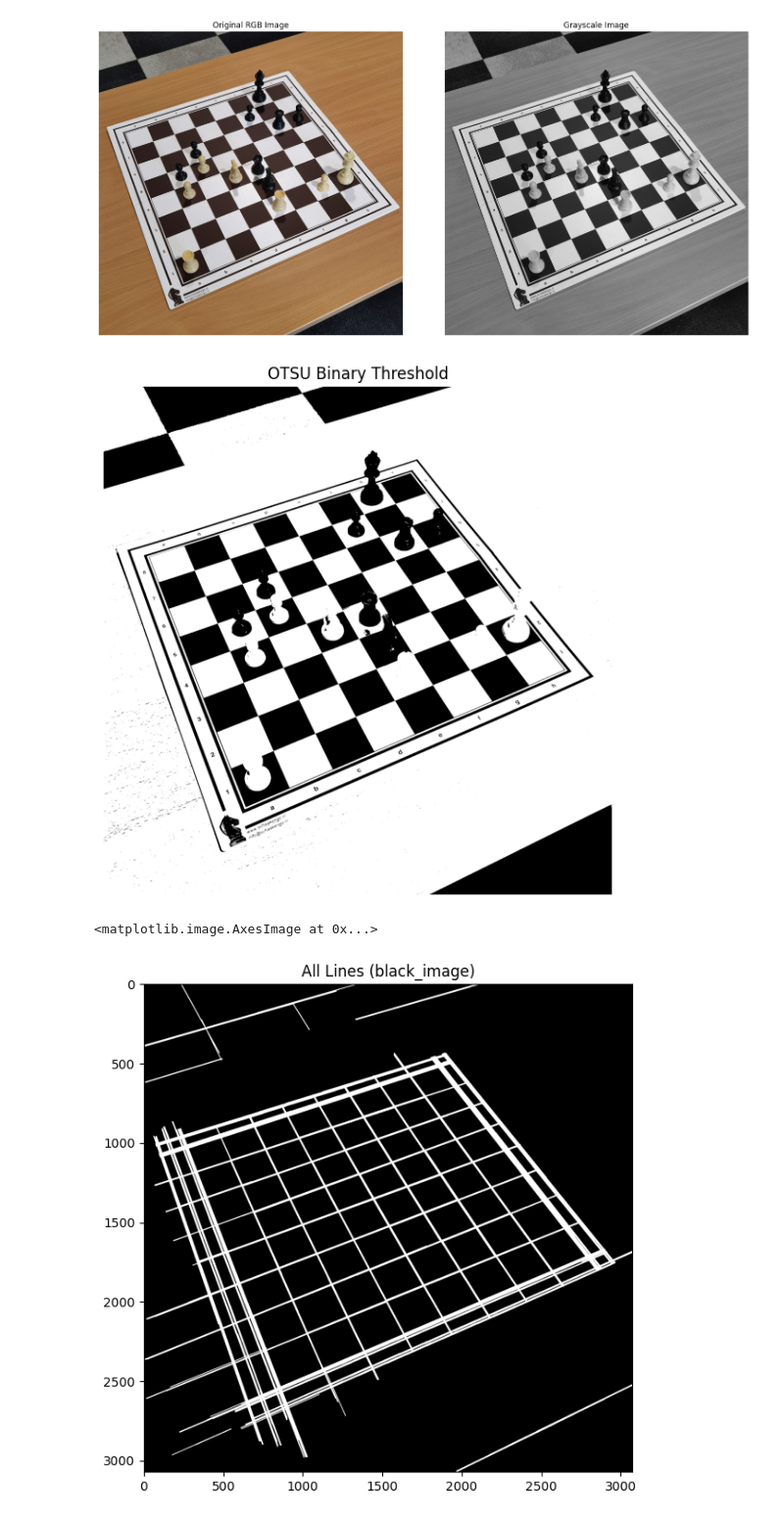
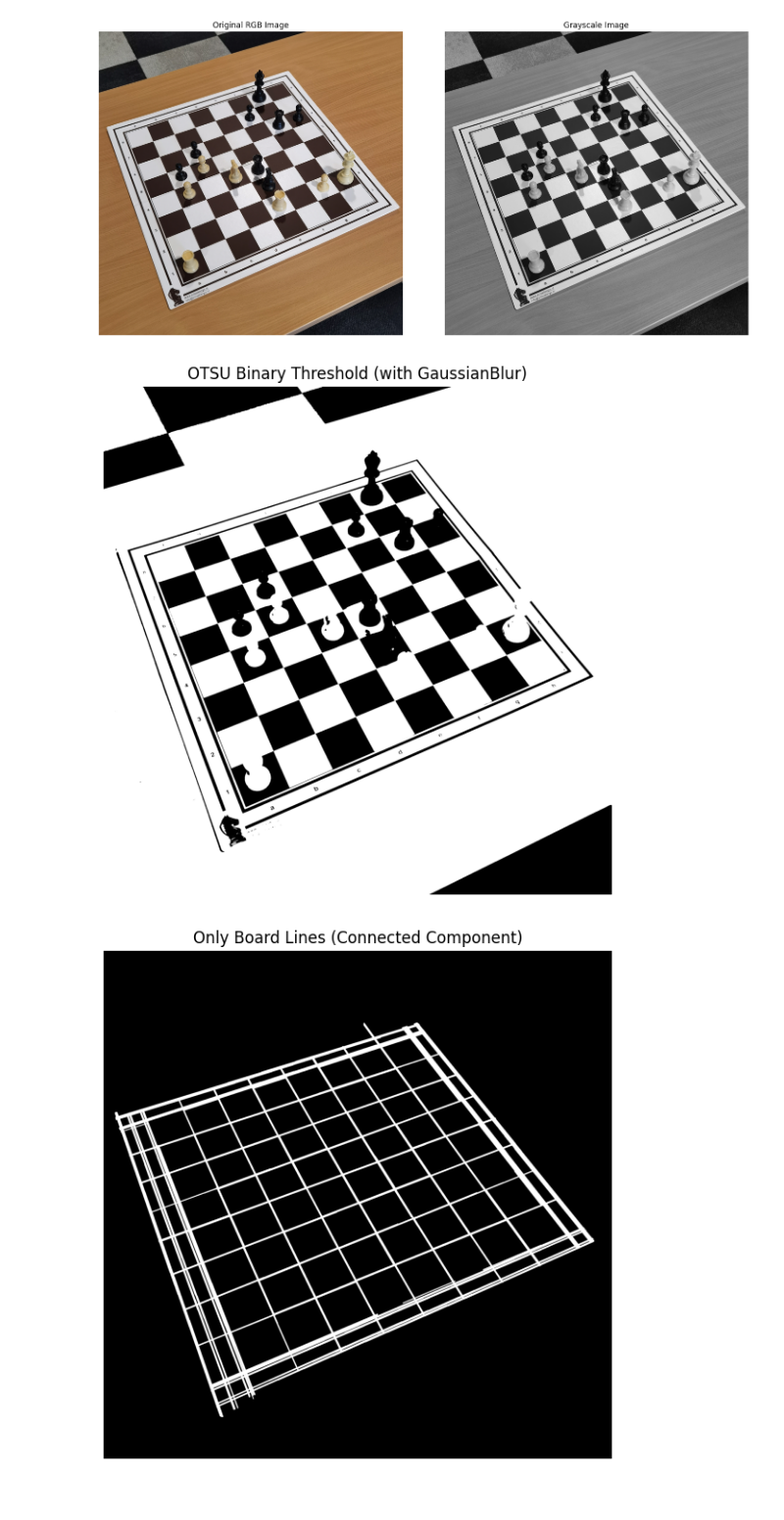
Before and after one commit to jmlima1234/VC_project, a Jupyter notebook: simple_implementation.ipynb, the cells around one changed output. Shown at 98% size. Drawn from its saved outputs; the diff is of its cells as text; code cells hidden in the pictures.

Commit message:
Used gaussian blur and connected components to remove noise from table and background

```diff
--- a/simple_implementation.ipynb
+++ b/simple_implementation.ipynb
@@ -28,48 +28,64 @@ plt.tight_layout()
 # %% [output]
 [figure]
 # %%
-# Apply OTSU thresholding
-ret, otsu_binary = cv2.threshold(gray_img, 0, 255, cv2.THRESH_BINARY + cv2.THRESH_OTSU)
+import cv2
+import numpy as np
+import matplotlib.pyplot as plt
 
-# Show the binary image after OTSU threshold
+# Gaussian Blur para suavizar a textura da mesa
+blurred = cv2.GaussianBlur(gray_img, (9, 9), 0)
+
+# Threshold OTSU
+_, otsu_binary = cv2.threshold(blurred, 0, 255, cv2.THRESH_BINARY + cv2.THRESH_OTSU)
+
+# Mostrar imagem binária
 plt.figure(figsize=(7, 7))
-plt.title("OTSU Binary Threshold")
+plt.title("OTSU Binary Threshold (with GaussianBlur)")
 plt.imshow(otsu_binary, cmap="gray")
 plt.axis('off')
 plt.show()
 
-# Canny edge detection
+# Detecção de contornos com Canny
 canny_image = cv2.Canny(otsu_binary, 20, 255)
 
-# Dilation
+# Dilatar para reforçar arestas
 kernel = np.ones((7, 7), np.uint8)
 dilation_image = cv2.dilate(canny_image, kernel, iterations=1)
 
-# Hough Lines
+# Detecção de linhas com HoughLinesP
 lines = cv2.HoughLinesP(dilation_image, 1, np.pi / 180, threshold=500, minLineLength=150, maxLineGap=120)
 
-
-# Create an image that contains only black pixels
+# Imagem preta para desenhar as linhas
 black_image = np.zeros_like(dilation_image)
 
-# Draw only lines that are output of HoughLinesP function to the "black_image"
+# Desenhar as linhas detetadas
 if lines is not None:
     for line in lines:
         x1, y1, x2, y2 = line[0]
-        # draw only lines to the "black_image"
         cv2.line(black_image, (x1, y1), (x2, y2), (255, 255, 255), 2)
 
-# Dilation
+# Dilatação final para reforçar as linhas desenhadas
 kernel = np.ones((3, 3), np.uint8)
 black_image = cv2.dilate(black_image, kernel, iterations=1)
 
-plt.figure(figsize=(9,7))
-plt.title("All Lines (black_image)")
-plt.imshow(black_image,cmap="gray")
+# Connected Components - remover ruído
+num_labels, labels, stats, centroids = cv2.connectedComponentsWithStats(black_image, connectivity=8)
+areas = stats[1:, cv2.CC_STAT_AREA]  # Ignora background
+max_label = 1 + np.argmax(areas)     # Index do maior componente (exclui fundo)
+
+# Nova imagem só com o maior componente
+final_image = np.zeros_like(black_image)
+final_image[labels == max_label] = 255
+
+# Mostrar resultado final
+plt.figure(figsize=(9, 7))
+plt.title("Only Board Lines (Connected Component)")
+plt.imshow(final_image, cmap="gray")
+plt.axis("off")
+plt.show()
 # %% [output]
-[figure, old version]
+[figure, new version]
-<matplotlib.image.AxesImage at 0x...>
-[figure, old version]
+[figure, new version]
 # %%
 contours, _ = cv2.findContours(black_image, cv2.RETR_EXTERNAL, cv2.CHAIN_APPROX_SIMPLE)
 contours = sorted(contours, key=cv2.contourArea, reverse=True)  # Sort by area
```
Also changed, not shown: parts of 2 cells of this notebook.
